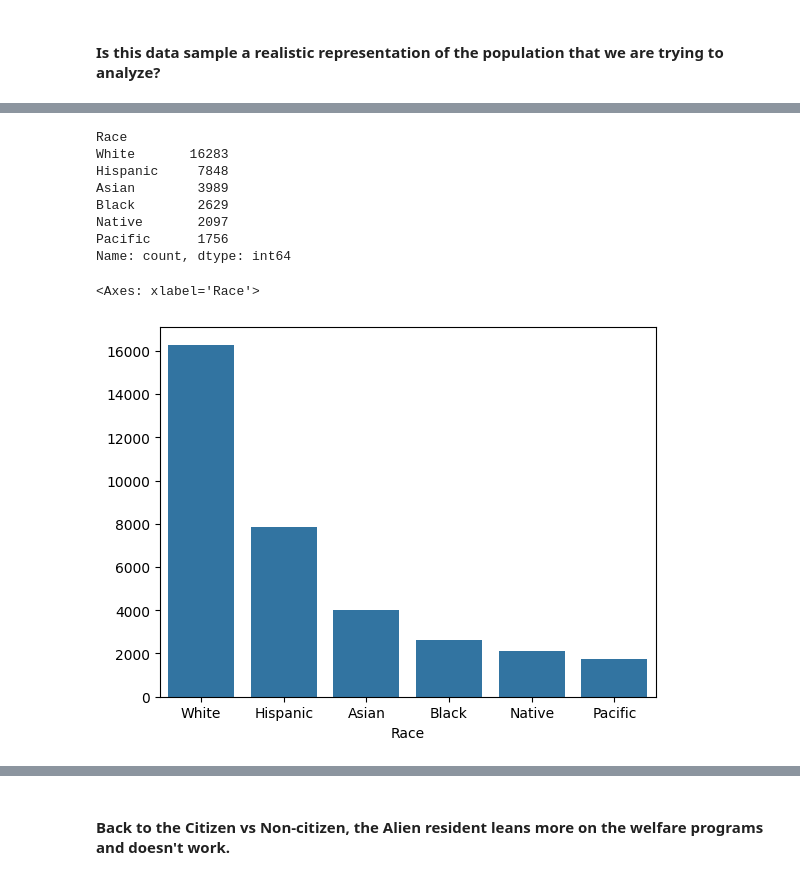
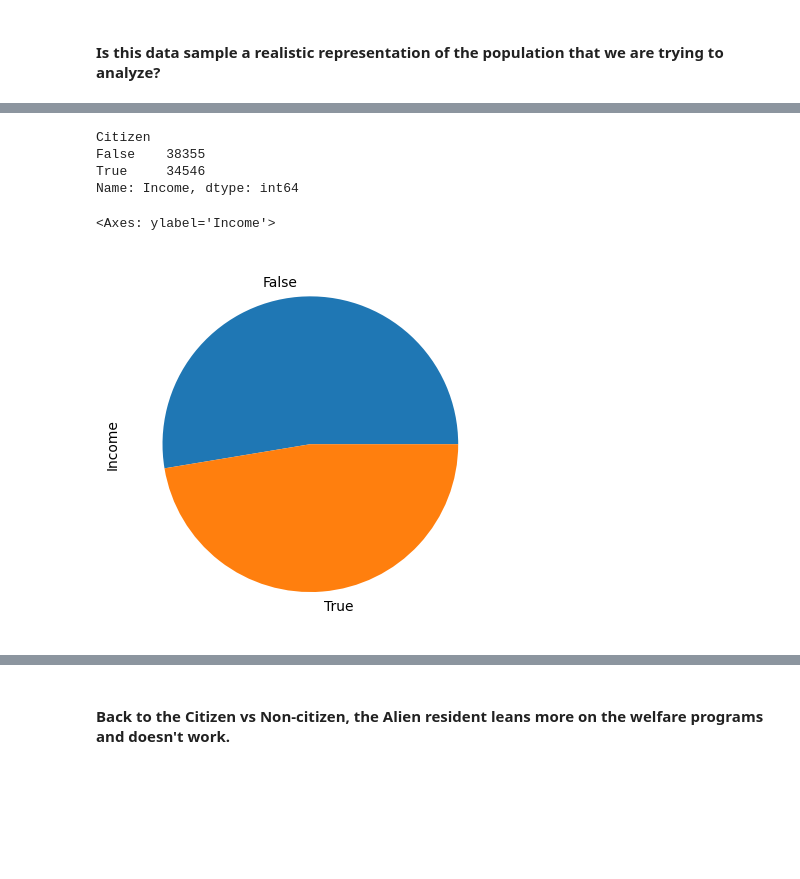
Before and after one commit to lcbjrrr/algojust, a Jupyter notebook: NB02_selectionBias.ipynb, the cells around one changed output, grey strips where cells are left out. Cells and saved outputs as stored; diff of their text form; code cells hidden in the pictures; blank space fills up the shorter version.

```diff
--- a/NB02_selectionBias.ipynb
+++ b/NB02_selectionBias.ipynb
@@ -49,16 +38,11 @@ Name: count, dtype: int64
-# %%
-dfcitz = df[df['Citizen'] == True]
-value_counts = dfcitz['Race'].value_counts()
-print(value_counts)
-sns.barplot(x=value_counts.index, y=value_counts.values)
-# %% [output]
-Race
-White       16283
-Hispanic     7848
-Asian        3989
-Black        2629
-Native       2097
-Pacific      1756
-Name: count, dtype: int64
-<Axes: xlabel='Race'>
-[figure, removed]
+# %%
+agg = df.groupby('Citizen').count()['Income']
+print(agg)
+agg.plot(kind='pie')
+# %% [output]
+Citizen
+False    38355
+True     34546
+Name: Income, dtype: int64
+<Axes: ylabel='Income'>
+[figure, added]
```
Also changed, not shown: parts of 14 cells of this notebook.
